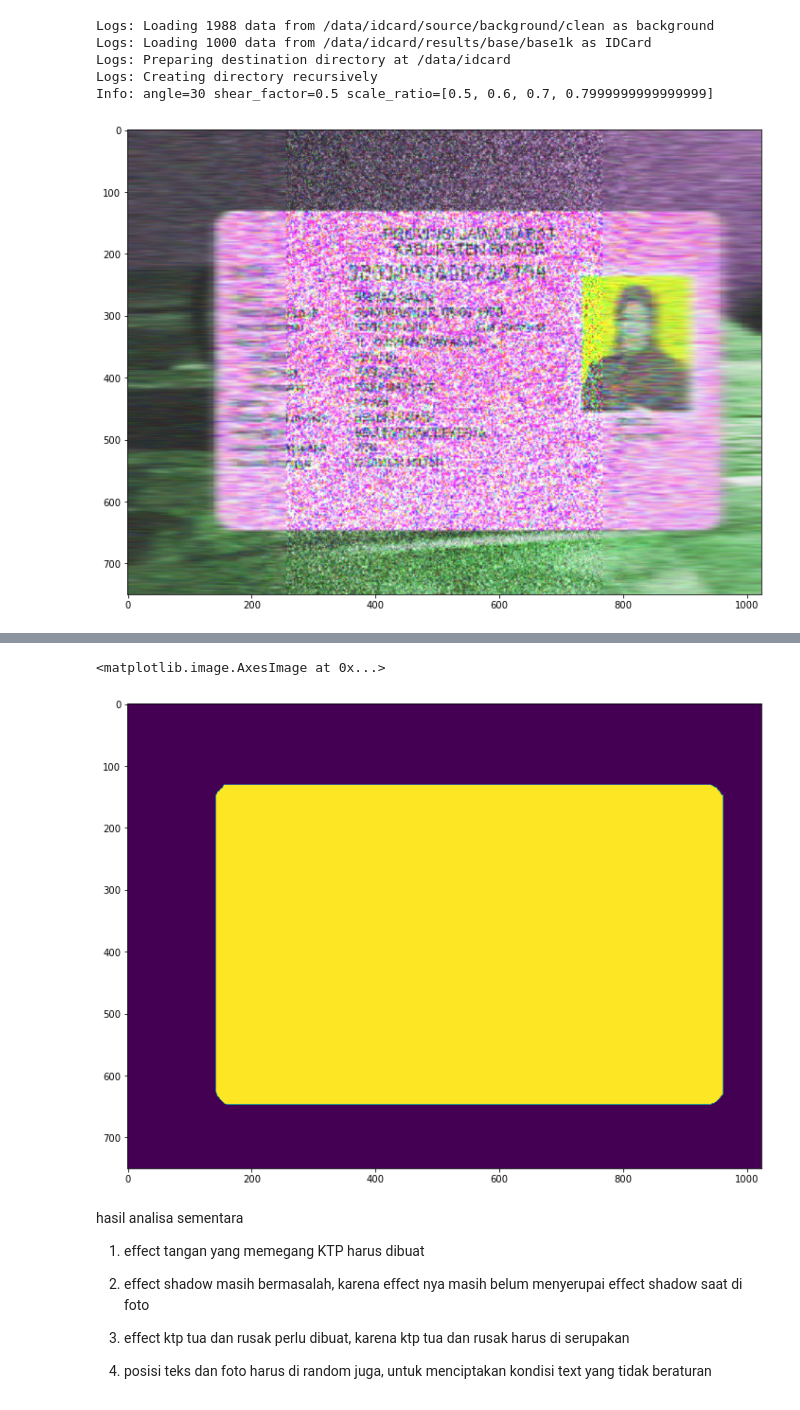
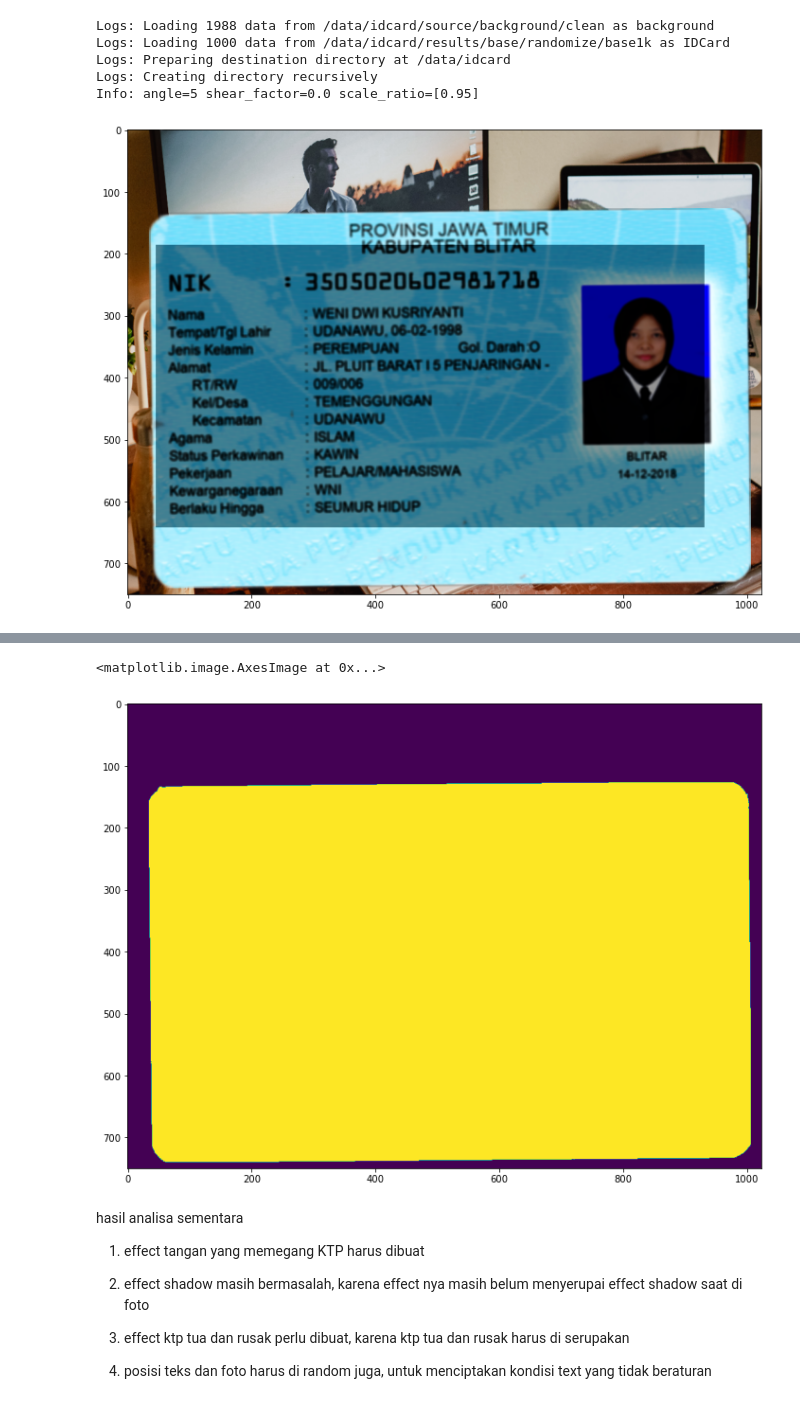
Before and after one commit to nunenuh/idcard_datagen, a Jupyter notebook: notebook/effect_test_combiner.ipynb, the cells around one changed output, grey strips where cells are left out. Drawn from its saved outputs; the diff is of its cells as text; code cells hidden in the pictures.

Commit message:
fix: fix combiner and notebook example

```diff
--- a/notebook/effect_test_combiner.ipynb
+++ b/notebook/effect_test_combiner.ipynb
@@ -26,14 +29,14 @@ from datagen.imgen.idcard import combiner
 # %%
 #declare parameter
 bg_path = '/data/idcard/source/background/clean/'
-idcard_path = '/data/idcard/results/base/base1k/'
+idcard_path = '/data/idcard/results/base/randomize/base1k/'
 dst_path = '/data/idcard/'
 idcard_ext="png"
 bg_ext="jpg|png"
 bg_size = "1024x750"
-angle: int = 30
-shear: float = 0.5
-scale_ratio: str = "0.5,0.9"
+angle: int = 5
+shear: float = 0.0
+scale_ratio: str = "0.95,1.0"
 num_generated: int = 6
 # %%
 bg_data, bg_path = combiner.clean_background_data(bg_path, bg_ext)
@@ -47,20 +50,24 @@ angle, shear, scale_ratio, num_generated  = augment_param
 bg_data = combiner.bg_data_balancer(bg_data, idcard_image_data)
 # %% [output]
 Logs: Loading 1988 data from /data/idcard/source/background/clean as background
-Logs: Loading 1000 data from /data/idcard/results/base/base1k as IDCard
+Logs: Loading 1000 data from /data/idcard/results/base/randomize/base1k as IDCard
 Logs: Preparing destination directory at /data/idcard
 Logs: Creating directory recursively
-Info: angle=30 shear_factor=0.5 scale_ratio=[0.5, 0.6, 0.7, 0.7999999999999999]
+Info: angle=5 shear_factor=0.0 scale_ratio=[0.95]
 # %%
 %%time
 idx = random.randint(0, len(bg_data))
 bgfile, idfile, jsfile = bg_data[idx], idcard_image_data[idx], idcard_json_data[idx]
-comb_data = combiner.combine_single(bgfile, idfile, jsfile, base_path, bg_size, scale_ratio, angle, shear)
+comb_data = combiner.combine_single(bgfile, idfile, jsfile, base_path, bg_size, scale_ratio, angle, shear,
+                                    use_basic_effect=True,
+                                    basic_effect_mode="simple",
+                                    use_adv_effect=True,
+                                    adv_effect_mode="simple")
 
 plt.figure(figsize=(12,12))
 plt.imshow(cv.cvtColor(comb_data['image_data'], cv.COLOR_BGR2RGB), cmap='gray');plt.show()
 
 plt.figure(figsize=(12,12))
 plt.imshow(comb_data['mask_data'])
 # %% [output]
-[figure, old version]
+[figure, new version]
@@ -69,5 +76,5 @@ Wall time: 769 ms
 <matplotlib.image.AxesImage at 0x...>
-[figure, old version]
+[figure, new version]
 # %% [markdown]
 hasil analisa sementara
 1. effect tangan yang memegang KTP harus dibuat
```
Also changed, not shown: parts of 2 cells of this notebook, 4 other files.
